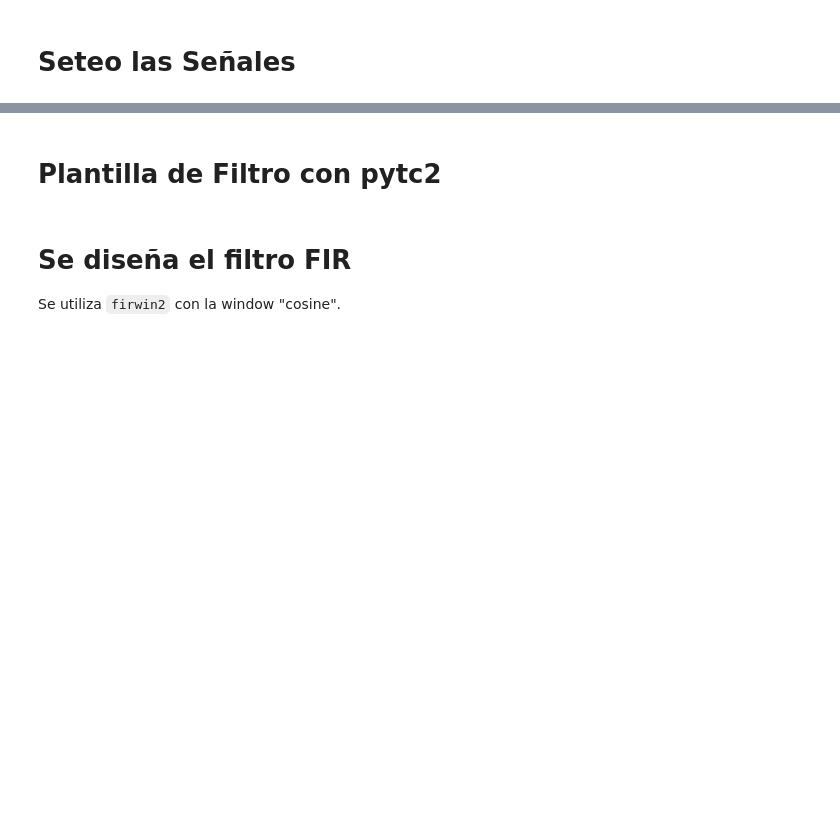
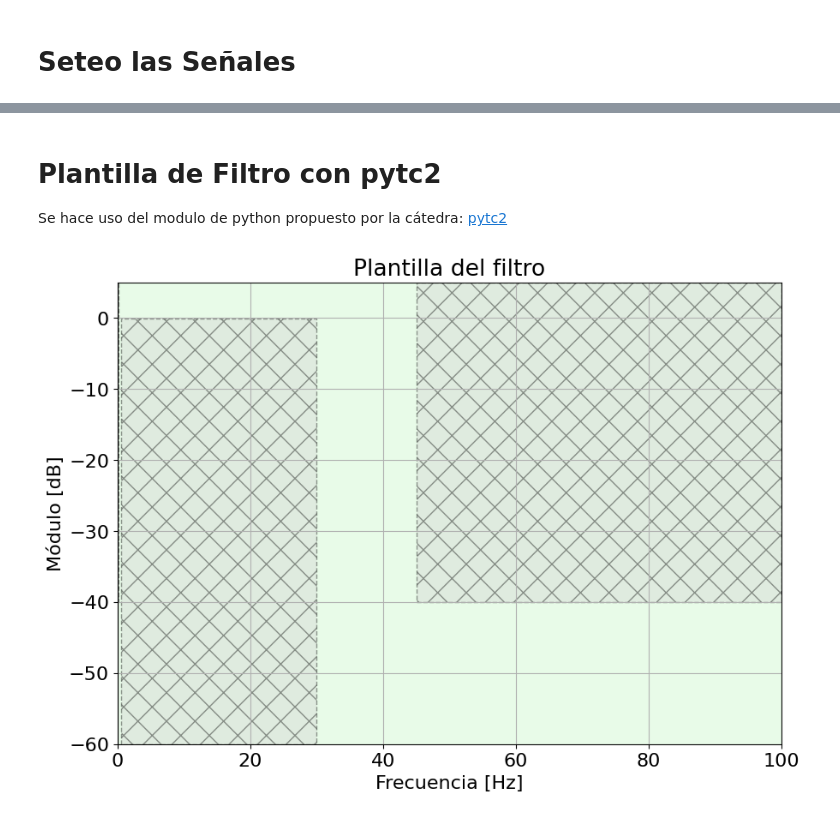
Before and after one commit to federico-b-ee/PDS-2024, a Jupyter notebook: TS9/notebook.ipynb, the cells around one changed output, grey strips where cells are left out. Drawn from its saved outputs; the diff is of its cells as text; code cells hidden in the pictures; blank space fills up the shorter version.

```diff
--- a/TS9/notebook.ipynb
+++ b/TS9/notebook.ipynb
@@ -48,36 +48,36 @@ plt.show()
-# %% [markdown]
-# Plantilla de Filtro con pytc2
+# %% [markdown]
+# Plantilla de Filtro con pytc2
+
+Se hace uso del modulo de python propuesto por la cátedra: [pytc2](https://pytc2.readthedocs.io/en/latest/)
 # %%
 # Plantilla
 
 # filter design
 ripple = 0.1  # dB
 atenuacion = 40  # dB
 
-ws1 = 1.0  # Hz
-wp1 = 3.0  # Hz
-wp2 = 25.0  # Hz
-ws2 = 35.0  # Hz
+ws1 = 0.1  # Hz
+wp1 = 0.5  # Hz
+wp2 = 30.0  # Hz
+ws2 = 45.0  # Hz
 
 frecs = np.array([0.0, ws1, wp1, wp2, ws2, nyq_frec]) / nyq_frec
 gains = np.array([-atenuacion, -atenuacion, -ripple, -ripple, -atenuacion, -atenuacion])
 gains = 10 ** (gains / 20)
 
 plt.title("Plantilla del filtro")
 plt.xlabel("Frecuencia [Hz]")
 plt.ylabel("Módulo [dB]")
 plt.grid()
 plt.axis([0, 100, -60, 5])
 
 plot_plantilla(
     filter_type="bandpass",
     fpass=frecs[[2, 3]] * nyq_frec,
     ripple=ripple,
     fstop=frecs[[1, 4]] * nyq_frec,
     attenuation=atenuacion,
     fs=fs,
 )
+# %% [output]
+[figure, added]
-# %% [markdown]
-# Se diseña el filtro FIR
-
-Se utiliza `firwin2` con la window "cosine".
```
Also changed, not shown: parts of 12 cells of this notebook.
